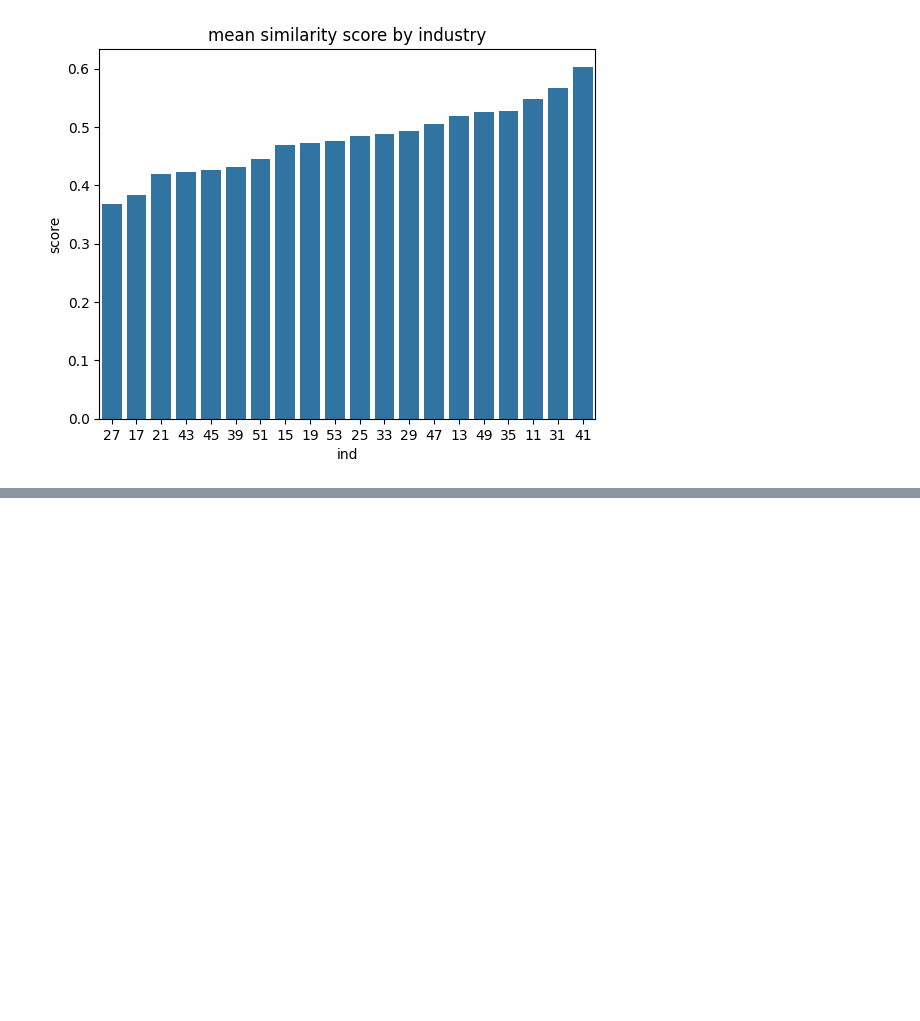
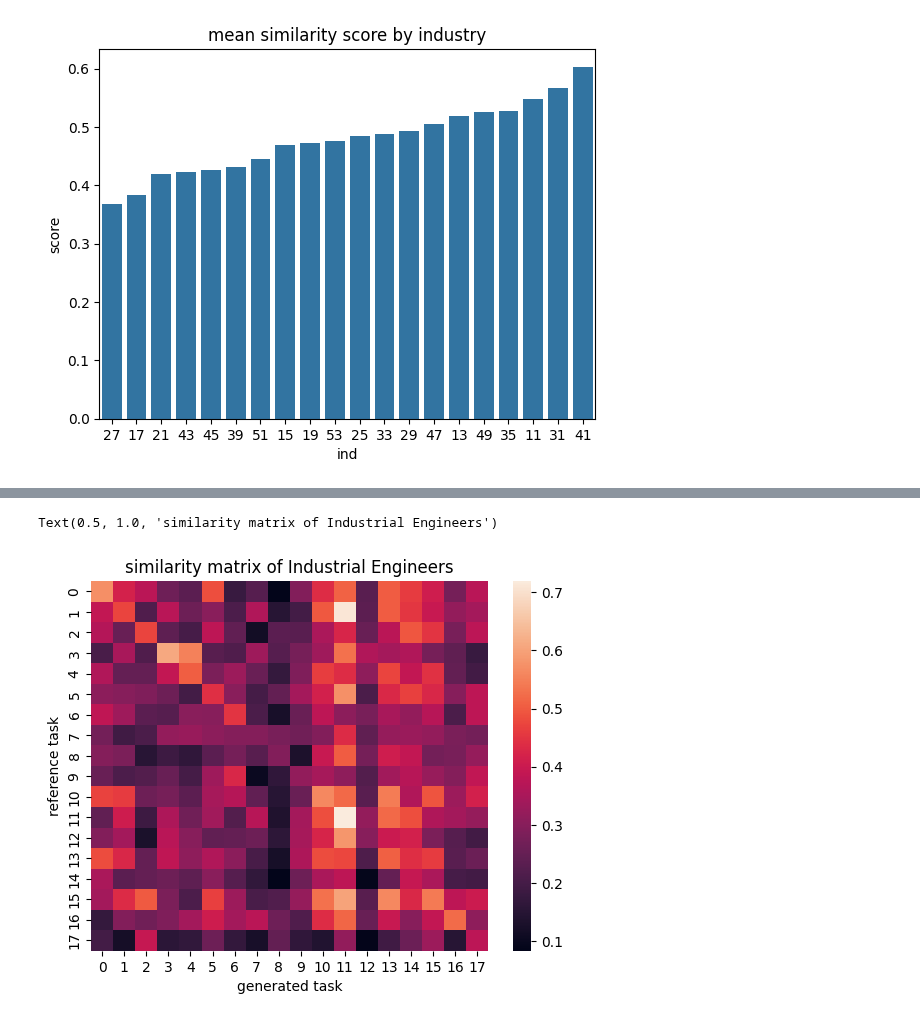
Before and after one commit to Segtanof/Teapot, a Jupyter notebook: 2_task description analysis.ipynb, the cells around one changed output, grey strips where cells are left out. Saved outputs shown, nothing was run; the diff lists cells and outputs as text; code cells hidden in the pictures; blank space fills up the shorter version.

```diff
--- a/2_task description analysis.ipynb
+++ b/2_task description analysis.ipynb
@@ -79,0 +83,13 @@ sns.heatmap(rearranged_matrix, cmap="rocket")
+# %%
+x = 6
+matrix = np.array(df["matrix"][x])
+order = df["gen_order"][x]
+
+rearranged_matrix = matrix[:, order]
+sns.heatmap(rearranged_matrix, cmap="rocket")
+plt.xlabel("generated task")
+plt.ylabel("reference task")
+plt.title("similarity matrix of " + df["title"][x])
+# %% [output]
+Text(0.5, 1.0, 'similarity matrix of Industrial Engineers')
+[figure, added]
```
Also changed, not shown: parts of 14 cells of this notebook, 9 other files.
